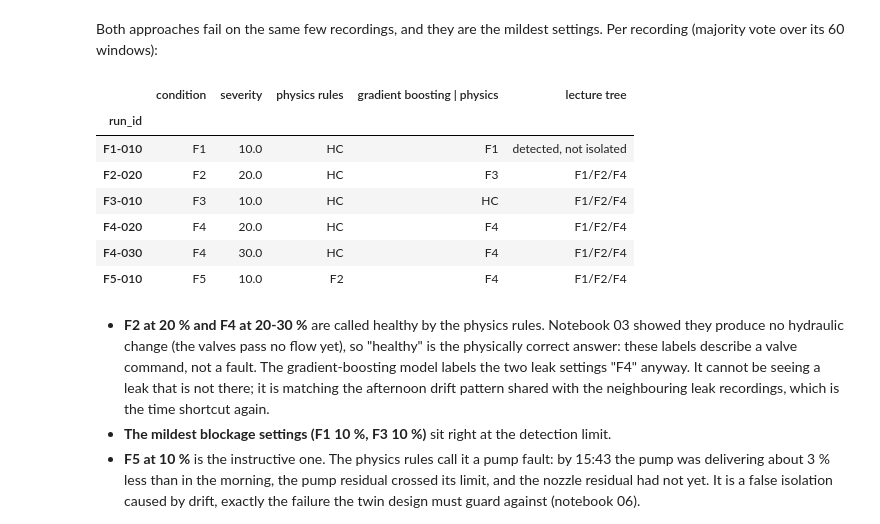
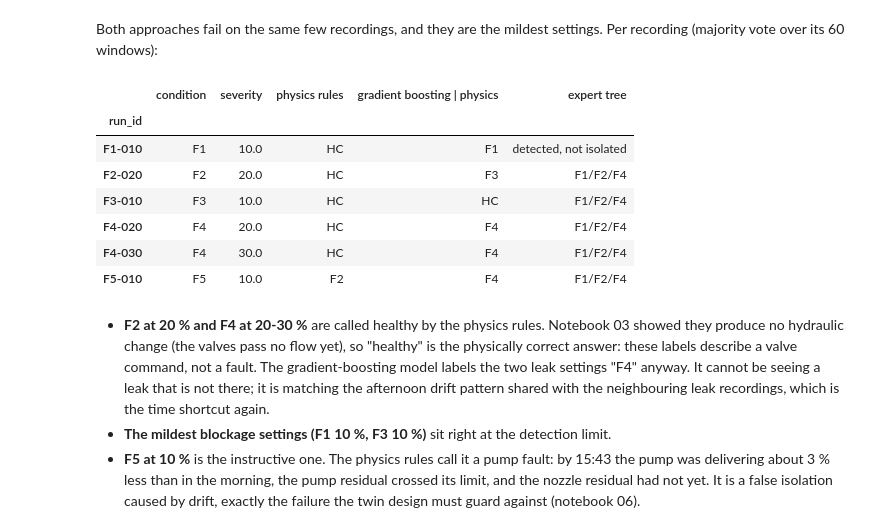
Before and after one commit to PeterImoniose/fuel-system-digital-twin, a Jupyter notebook: notebooks/04_fault_diagnosis_ml.ipynb, the cells around one changed output. Saved outputs shown, nothing was run; the diff lists cells and outputs as text; code cells hidden in the pictures.

```diff
--- a/notebooks/04_fault_diagnosis_ml.ipynb
+++ b/notebooks/04_fault_diagnosis_ml.ipynb
@@ -106,10 +106,10 @@ R, _ = hy.lofo_residuals(w)
 E = R[[c for c in R if c.startswith("e_")]].rename(columns=lambda c: c.replace("e_", "r_"))
 phys_pred = hy.isolate(E)
 base = baseline.HealthyBaseline.fit(w, ["P1", "P2", "P3", "P4", "P5", "Q"])
-tree_pred = dg.tutor_tree(w, base.mean, base.sd_total)
+tree_pred = dg.expert_tree(w, base.mean, base.sd_total)
 _, inc_test = next(dg.split_incipient(w))
-for name, p in [("physics residual rules (leave-one-fault-out)", phys_pred), ("lecture diagnostic tree", tree_pred)]:
-    fam = "physics" if "physics" in name else "lecture"
+for name, p in [("physics residual rules (leave-one-fault-out)", phys_pred), ("expert diagnostic tree", tree_pred)]:
+    fam = "physics" if "physics" in name else "expert rules"
     for split, idx in [("loro", w.index), ("incipient", inc_test)]:
         results.append({"split": split, "family": fam, "method": name,
                         **dg.score(y.loc[idx], p.loc[idx], w.loc[idx, "run_id"])})
@@ -223,15 +223,15 @@ Both approaches fail on the same few recordings, and they are the mildest settin
 # %%
 per_run = pd.DataFrame({
     "condition": w.groupby("run_id", sort=False)["condition"].first(),
     "severity": w.groupby("run_id", sort=False)["severity"].first(),
     "physics rules": phys_pred.groupby(w["run_id"], sort=False).agg(lambda s: s.value_counts().index[0]),
     f"{mn} | {fs}": p_best.groupby(w["run_id"], sort=False).agg(lambda s: s.value_counts().index[0]),
-    "lecture tree": tree_pred.groupby(w["run_id"], sort=False).agg(lambda s: s.value_counts().index[0]),
+    "expert tree": tree_pred.groupby(w["run_id"], sort=False).agg(lambda s: s.value_counts().index[0]),
 })
 wrong = per_run[(per_run["physics rules"] != per_run["condition"]) | (per_run[f"{mn} | {fs}"] != per_run["condition"])]
 wrong
 # %% [output]
-|  | condition | severity | physics rules | gradient boosting | physics | lecture tree |
+|  | condition | severity | physics rules | gradient boosting | physics | expert tree |
 | run_id |  |  |  |  |  |
 | F1-010 | F1 | 10.0 | HC | F1 | detected, not isolated |
 | F2-020 | F2 | 20.0 | HC | F3 | F1/F2/F4 |
```
Also changed, not shown: parts of 4 cells of this notebook, 42 other files.
